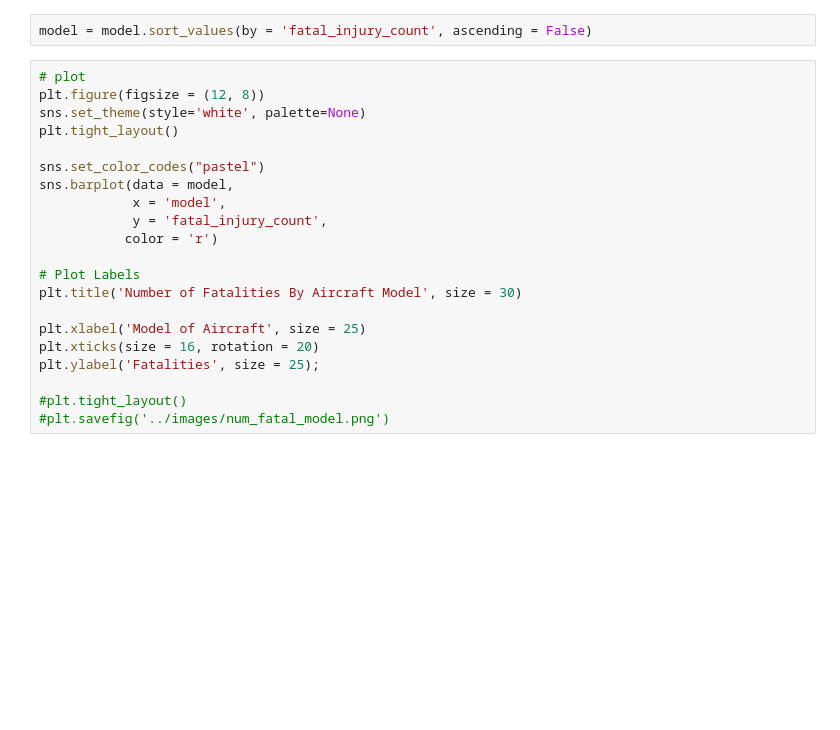
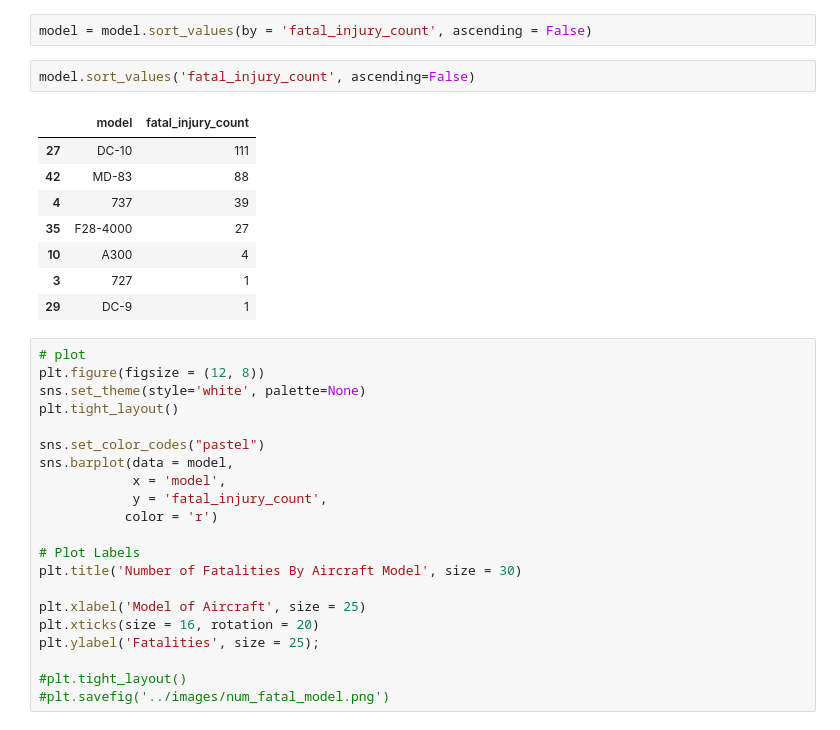
Before and after one commit to FragariaChemist/airline_safety, a Jupyter notebook: code/05_data_viz_hh.ipynb, the cells around one changed output. Cells and saved outputs as stored; diff of their text form; blank space fills up the shorter version.

```diff
--- a/code/05_data_viz_hh.ipynb
+++ b/code/05_data_viz_hh.ipynb
@@ -121,6 +122,17 @@ model.head()
 model = model[model['fatal_injury_count'] > 0]
 # %%
 model = model.sort_values(by = 'fatal_injury_count', ascending = False)
+# %%
+model.sort_values('fatal_injury_count', ascending=False)
+# %% [output]
+|  | model | fatal_injury_count |
+| 27 | DC-10 | 111 |
+| 42 | MD-83 | 88 |
+| 4 | 737 | 39 |
+| 35 | F28-4000 | 27 |
+| 10 | A300 | 4 |
+| 3 | 727 | 1 |
+| 29 | DC-9 | 1 |
 # %%
 # plot
 plt.figure(figsize = (12, 8))
```
Also changed, not shown: parts of 5 cells of this notebook, 2 other files.
